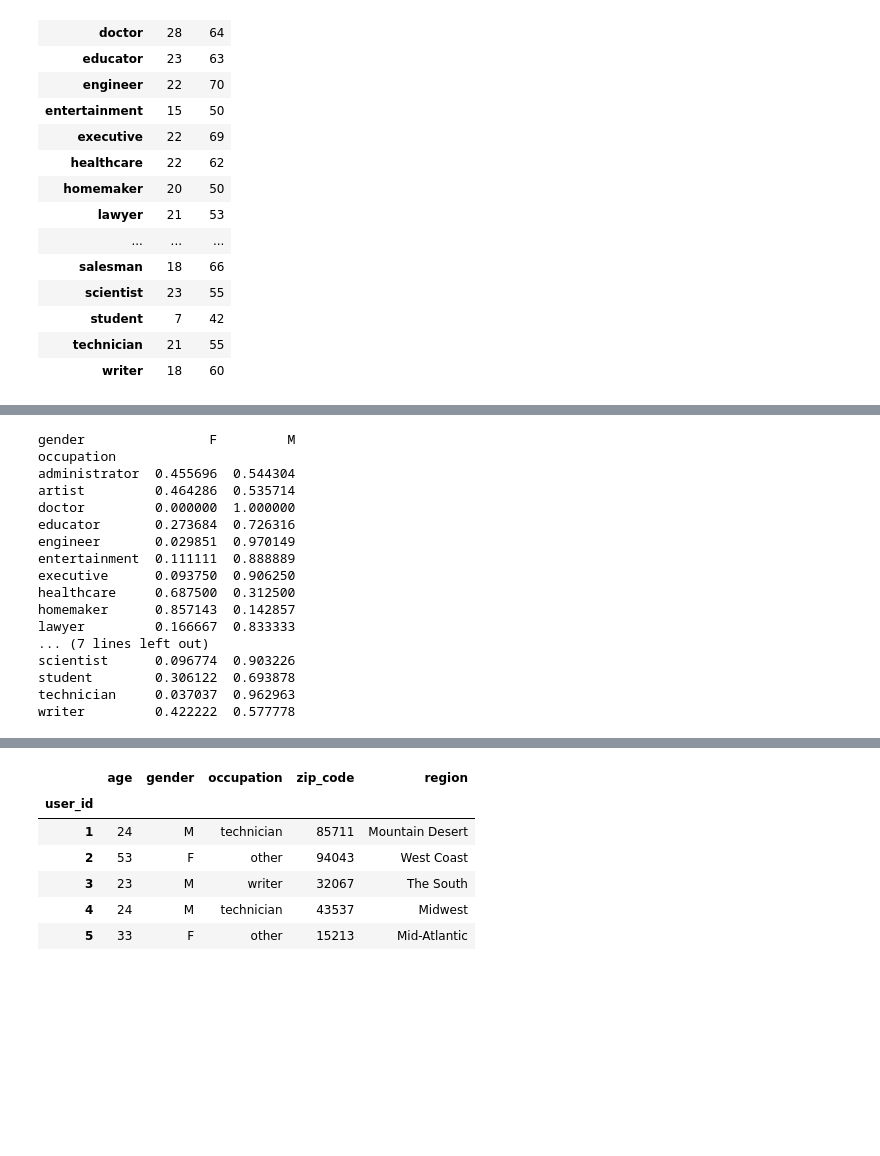
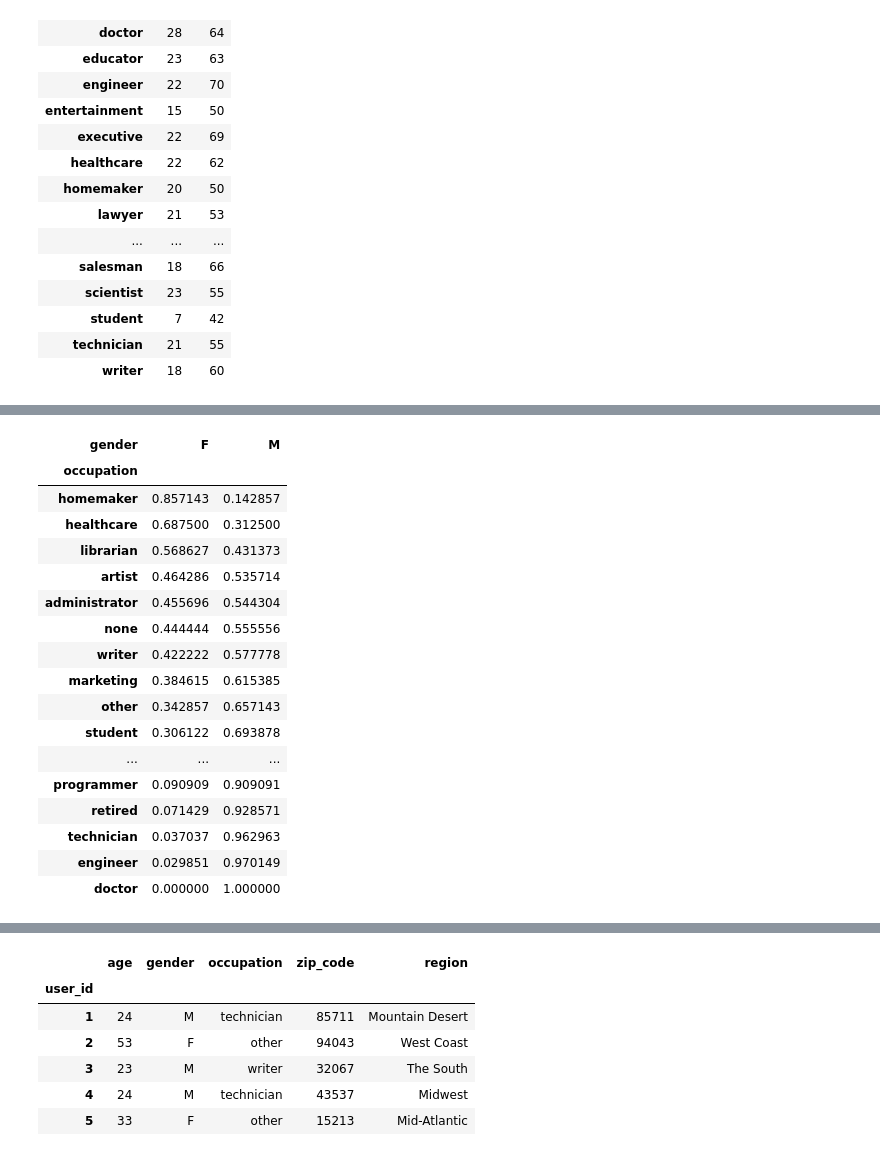
Before and after one commit to ryanliucla/my_repo, a Jupyter notebook: HW4_Pandas.ipynb, the cells around one changed output, grey strips where cells are left out. Cells and saved outputs as stored; diff of their text form; code cells hidden in the pictures; blank space fills up the shorter version.

```diff
--- a/HW4_Pandas.ipynb
+++ b/HW4_Pandas.ipynb
@@ -173,27 +170,27 @@ writer         19   26
 # %%
 # Problem 10. Turn the counts above into proportions. e.g administrator 0.455696 0.544304
 # Arrange results in increasing order of proportion men
-count_by_occupation_gender = users.groupby(['occupation', 'gender']).size().reset_index(name='count')
-pivot_table = count_by_occupation_gender.pivot_table(index='occupation', columns='gender', values='count', fill_value=0)
-proportions = pivot_table.div(pivot_table.sum(axis=1), axis=0)
-print(proportions)
+
+count = users.groupby(['occupation', 'gender']).size().unstack().fillna(0)
+count.div(count.sum(axis=1), axis=0).sort_values('M')
 # %% [output]
-gender                F         M
-occupation
-administrator  0.455696  0.544304
-artist         0.464286  0.535714
-doctor         0.000000  1.000000
-educator       0.273684  0.726316
-engineer       0.029851  0.970149
-entertainment  0.111111  0.888889
-executive      0.093750  0.906250
-healthcare     0.687500  0.312500
-homemaker      0.857143  0.142857
-lawyer         0.166667  0.833333
-... (7 lines left out)
-scientist      0.096774  0.903226
-student        0.306122  0.693878
-technician     0.037037  0.962963
-writer         0.422222  0.577778
+| gender | F | M |
+| occupation |  |  |
+| homemaker | 0.857143 | 0.142857 |
+| healthcare | 0.687500 | 0.312500 |
+| librarian | 0.568627 | 0.431373 |
+| artist | 0.464286 | 0.535714 |
+| administrator | 0.455696 | 0.544304 |
+| none | 0.444444 | 0.555556 |
+| writer | 0.422222 | 0.577778 |
+| marketing | 0.384615 | 0.615385 |
+| other | 0.342857 | 0.657143 |
+| student | 0.306122 | 0.693878 |
+| ... | ... | ... |
+| programmer | 0.090909 | 0.909091 |
+| retired | 0.071429 | 0.928571 |
+| technician | 0.037037 | 0.962963 |
+| engineer | 0.029851 | 0.970149 |
+| doctor | 0.000000 | 1.000000 |
 # %%
 # Create a stacked barchart showing the results above
```
Also changed, not shown: parts of 4 cells of this notebook, 2 other files.
